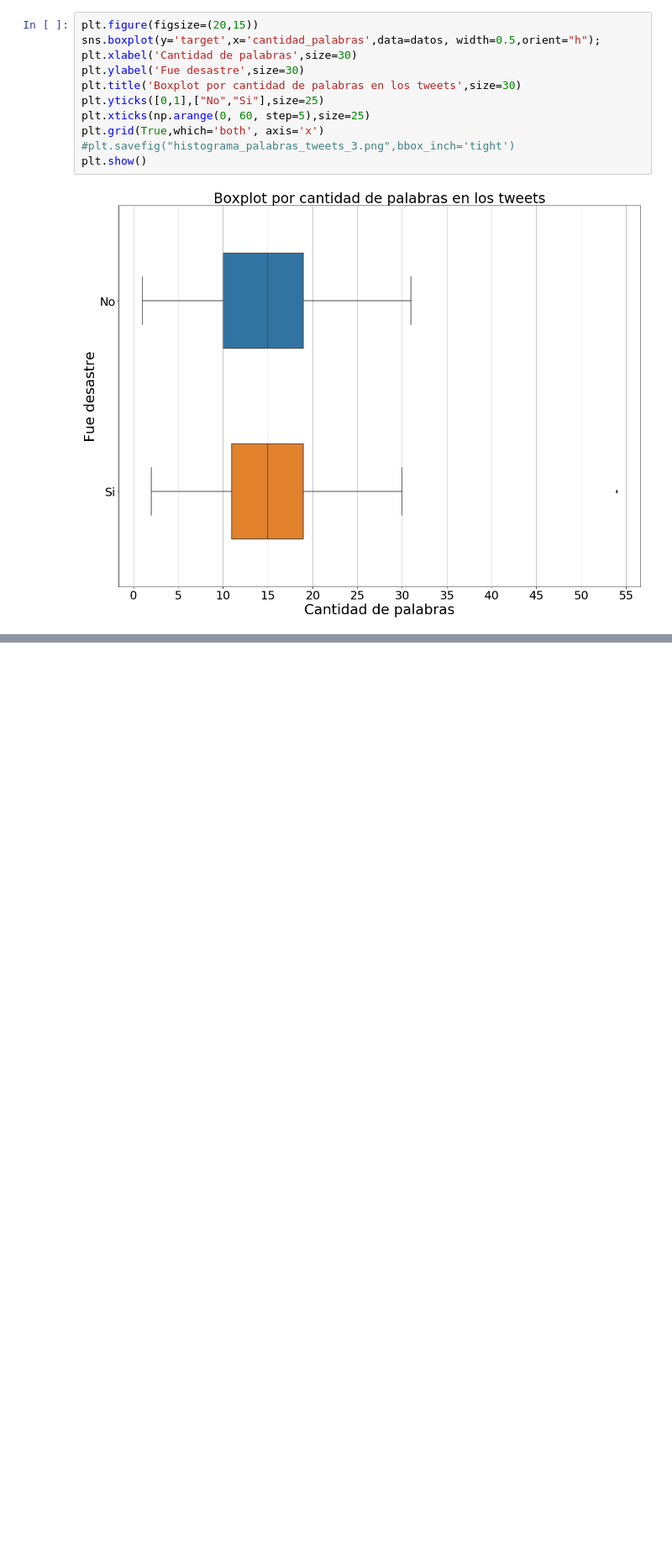
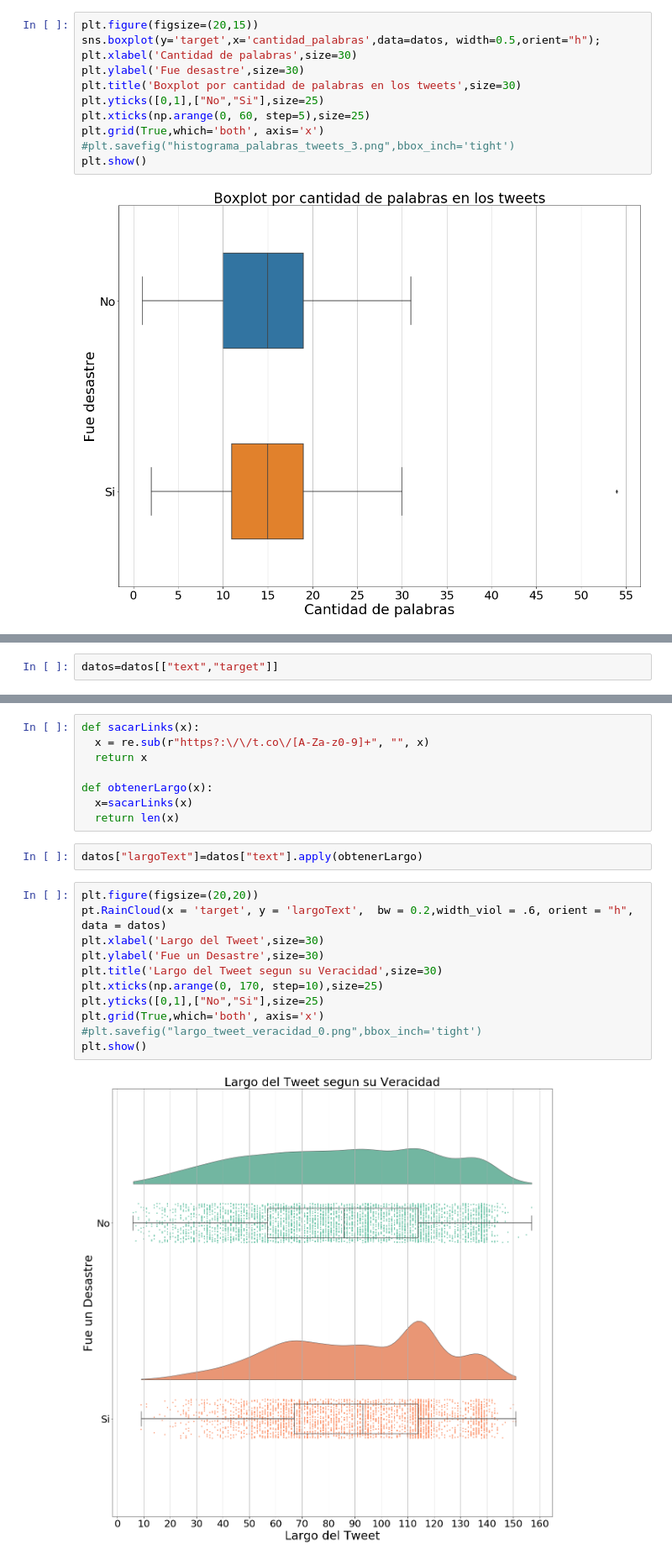
Before and after one commit to FranciscoGauna/TP1-Datos, a Jupyter notebook: Analisis-Kev.ipynb, the cells around one changed output, grey strips where cells are left out. Shown at 84% size. Saved outputs shown, nothing was run; the diff lists cells and outputs as text; blank space fills up the shorter version.

```diff
--- a/Analisis-Kev.ipynb
+++ b/Analisis-Kev.ipynb
@@ -738,0 +740,2 @@ plt.show()
+# %%
+datos=datos[["text","target"]]
@@ -738,0 +751,23 @@ plt.show()
+# %%
+def sacarLinks(x):
+  x = re.sub(r"https?:\/\/t.co\/[A-Za-z0-9]+", "", x)
+  return x
+
+def obtenerLargo(x):
+  x=sacarLinks(x)
+  return len(x)
+# %%
+datos["largoText"]=datos["text"].apply(obtenerLargo)
+# %%
+plt.figure(figsize=(20,20))
+pt.RainCloud(x = 'target', y = 'largoText',  bw = 0.2,width_viol = .6, orient = "h", data = datos)
+plt.xlabel('Largo del Tweet',size=30)
+plt.ylabel('Fue un Desastre',size=30)
+plt.title('Largo del Tweet segun su Veracidad',size=30)
+plt.xticks(np.arange(0, 170, step=10),size=25)
+plt.yticks([0,1],["No","Si"],size=25)
+plt.grid(True,which='both', axis='x')
+#plt.savefig("largo_tweet_veracidad_0.png",bbox_inch='tight')
+plt.show()
+# %% [output]
+[figure, added]
```
Also changed, not shown: parts of 9 cells of this notebook, 1 other file.
